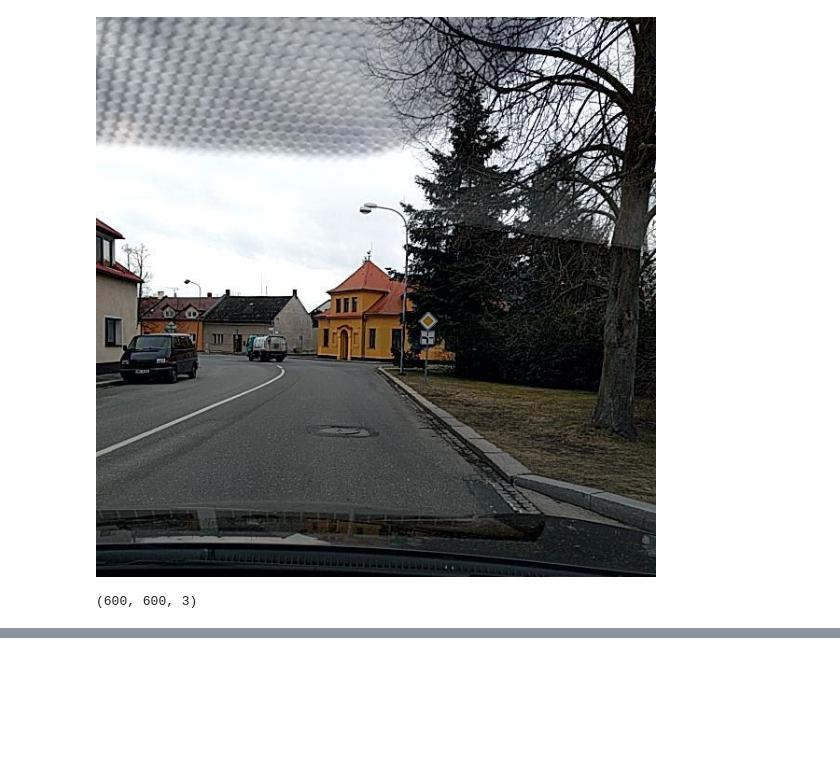
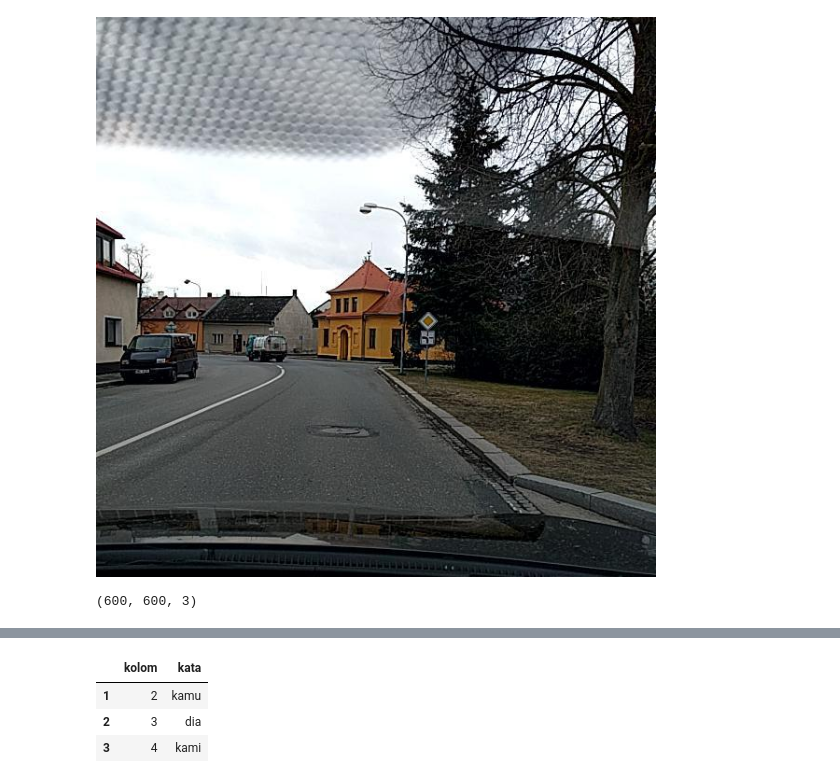
Before and after one commit to SokKanaTorajd/roadque-bangkit21, a Jupyter notebook: RoadQue_EDA.ipynb, the cells around one changed output, grey strips where cells are left out. Drawn from its saved outputs; the diff is of its cells as text; code cells hidden in the pictures; blank space fills up the shorter version.

```diff
--- a/RoadQue_EDA.ipynb
+++ b/RoadQue_EDA.ipynb
@@ -105,0 +211,9 @@ for i in range(5):
+# %%
+sel = [1,2,3]
+new_test = test_df.loc[sel]
+new_test
+# %% [output]
+|  | kolom | kata |
+| 1 | 2 | kamu |
+| 2 | 3 | dia |
+| 3 | 4 | kami |
```
Also changed, not shown: parts of 20 cells of this notebook.
